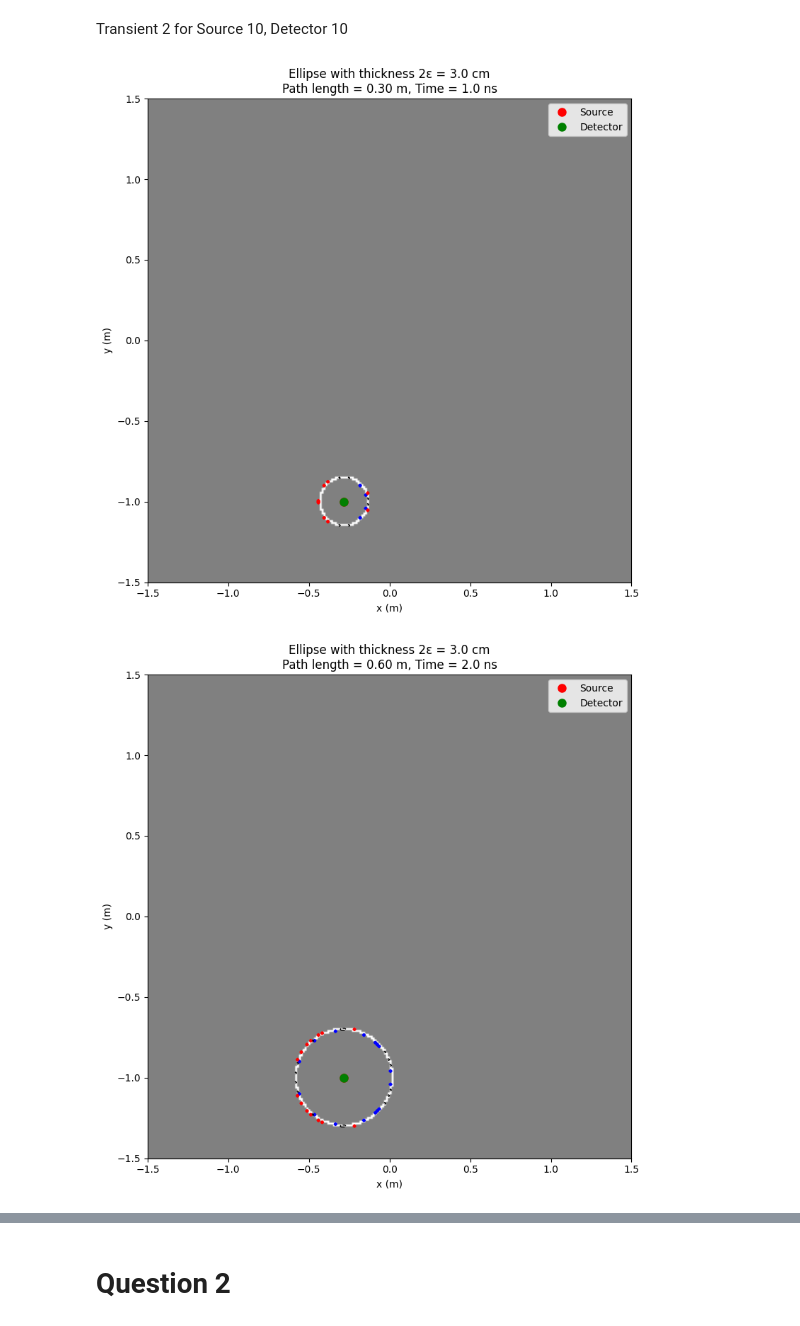
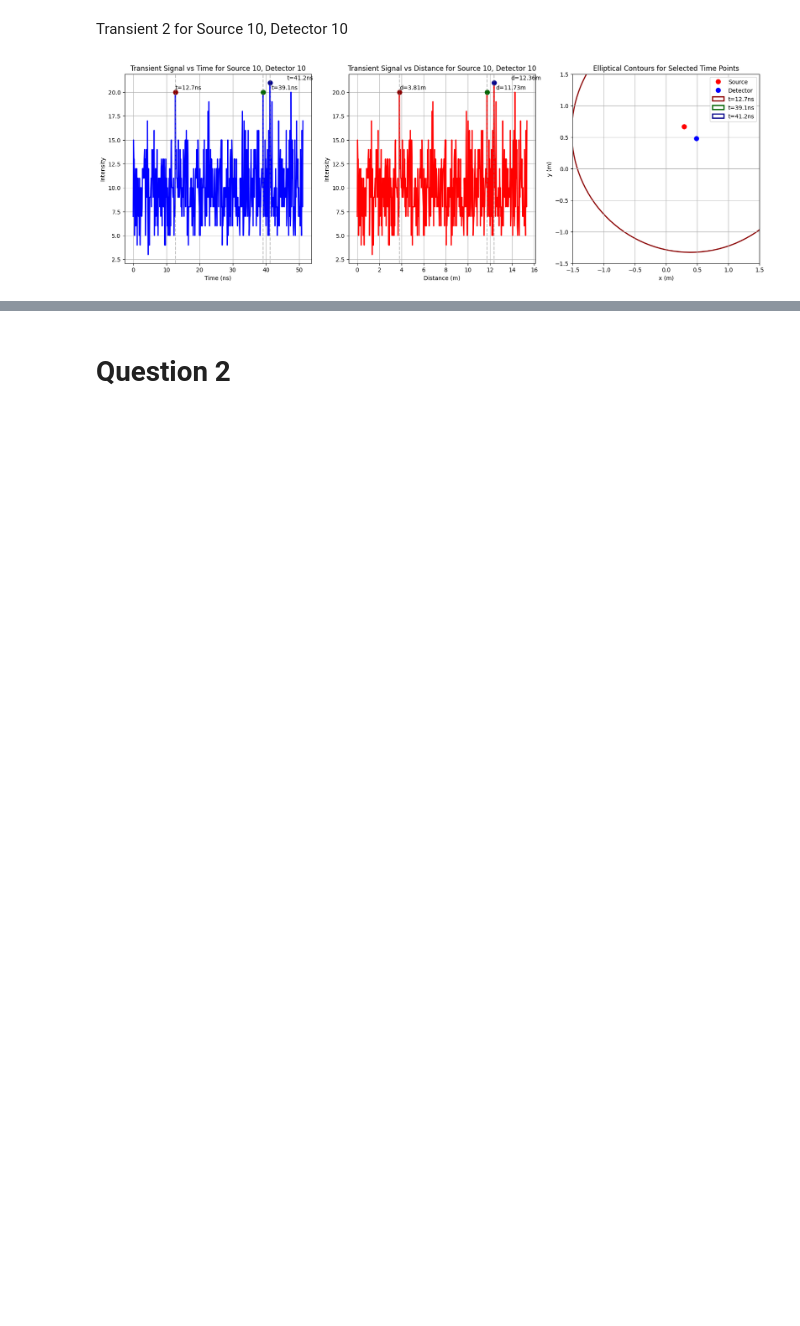
Before and after one commit to qiwen98/IntroToImagingScience, a Jupyter notebook: assignment_5/part_2.ipynb, the cells around one changed output, grey strips where cells are left out. Cells and saved outputs as stored; diff of their text form; code cells hidden in the pictures; blank space fills up the shorter version.

```diff
--- a/assignment_5/part_2.ipynb
+++ b/assignment_5/part_2.ipynb
@@ -34,7 +36,7 @@ tpsf shape -> time-resolved histograms of photon arrivals (transients):
 import numpy as np
 import matplotlib.pyplot as plt
 
-def reconstruct_nlos_image(source_detector_pairs, tpsf, light_speed, grid_size=256, x_max=1.5):
+def reconstruct_nlos_image(source_detector_pairs, tpsf, light_speed, bin_width, grid_size=256, x_max=1.5):
     """
     Reconstruct NLOS image using elliptical backprojection
 
@@ -59,8 +61,8 @@ def reconstruct_nlos_image(source_detector_pairs, tpsf, light_speed, grid_size=2
     # Define epsilon threshold (1-2 cm)
     epsilon = 0.015  # 1.5 cm threshold
 
+
     num_sources, num_detectors, num_time_bins = tpsf.shape
-    time_resolution = 1e-9  # Assuming 1 ns time resolution, adjust as needed
 
     # For each source-detector pair and time bin
     for s in range(num_sources):
@@ -81,8 +83,9 @@ def reconstruct_nlos_image(source_detector_pairs, tpsf, light_speed, grid_size=2
                 if tpsf[s, d, t] <= 0:
                     continue
 
+                t *= bin_width[0,0]
                 # Calculate the expected path length for this time bin
-                expected_path_length = light_speed[0, 0] * t * time_resolution
+                expected_path_length = light_speed[0, 0] * t
 
                 # Find grid points where the difference between total path length and expected path length is within epsilon
                 # This exactly implements: if abs(dist(x, y) - c*t) < epsilon
@@ -105,6 +108,7 @@ if __name__ == "__main__":
         source_detector_pairs=source_detector_pairs,
         tpsf=tpsf,
         light_speed=light_speed,
+        bin_width= bin_width,
         grid_size=256,
         x_max=1.5
     )
@@ -339,28 +379,14 @@ Transient 2 for Source 10, Detector 10
 # %%
 if __name__ == "__main__":
     # Plot transients for two different source-detector pairs
-    visualize_ellipse_thickness(
-    source_detector_pairs=source_detector_pairs,
-    light_speed=light_speed,
-    s_idx=10,  # Source index
-    d_idx=10, # Detector index
-    t_idx=1 # Time bin
-    )
-    visualize_ellipse_thickness(
-    source_detector_pairs=source_detector_pairs,
-    light_speed=light_speed,
-    s_idx=10,  # Source index
-    d_idx=10, # Detector index
-    t_idx=2 # Time bin
-    )
+
     # First pair
     fig1 = plot_transient_and_ellipses(
         source_detector_pairs=source_detector_pairs,
         tpsf=tpsf,
         light_speed=light_speed,
-        s_idx=10,  # Using source index 5
+        s_idx=10,  # Using source index 1
         d_idx=10  # Using detector index 10
     )
 # %% [output]
-[figure, old version]
+[figure, new version]
-[figure, removed]
```
Also changed, not shown: parts of 12 cells of this notebook, 10 other files.
